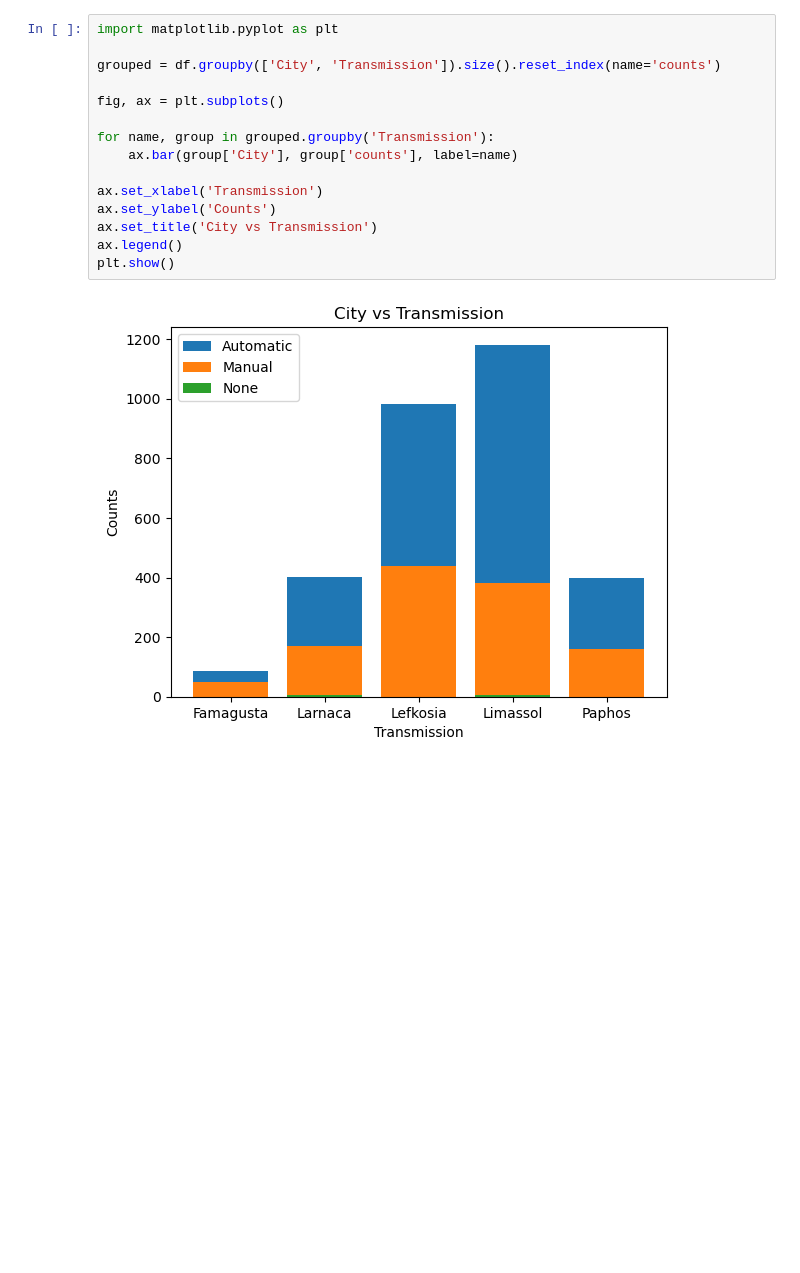
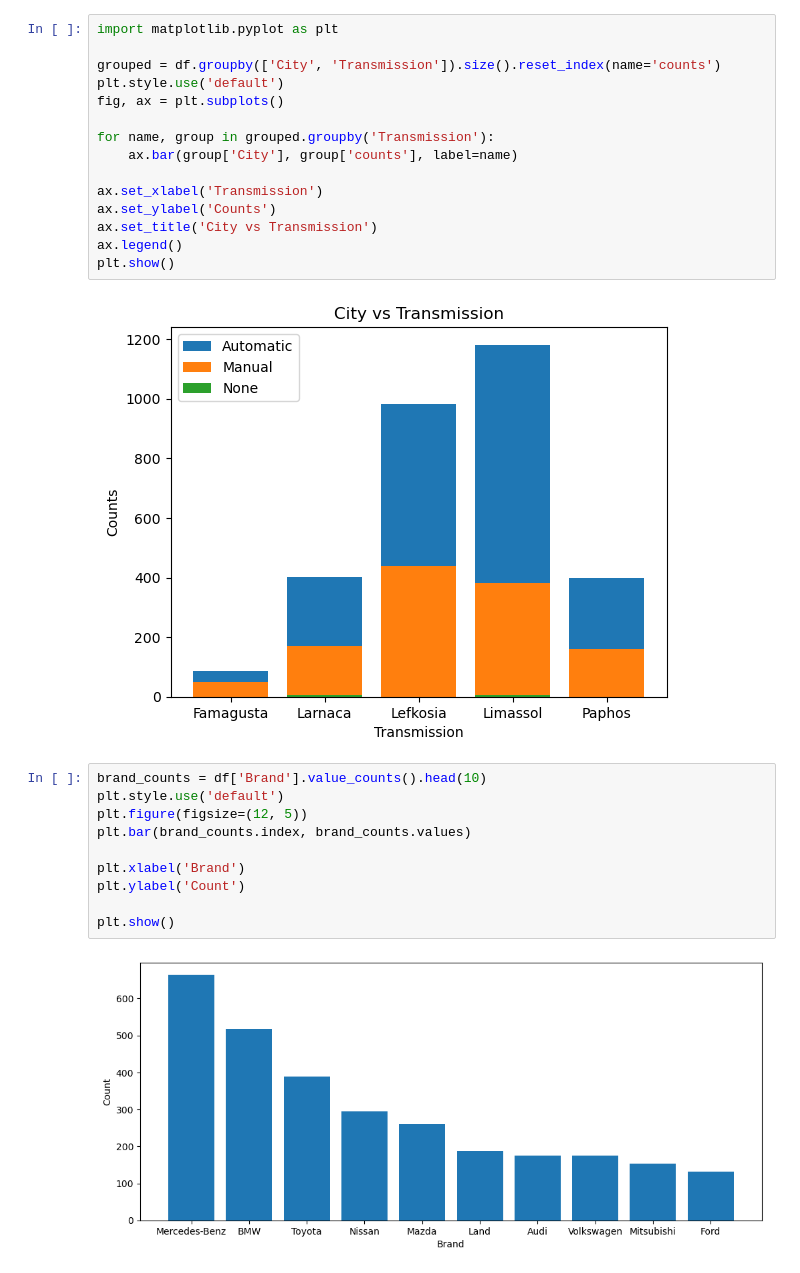
Before and after one commit to victoras24/car_data, a Jupyter notebook: DataAnalysis/Analysis.ipynb, the cells around one changed output. Drawn from its saved outputs; the diff is of its cells as text; blank space fills up the shorter version.

```diff
--- a/DataAnalysis/Analysis.ipynb
+++ b/DataAnalysis/Analysis.ipynb
@@ -151,7 +151,7 @@ px.bar(df, x="City", y="Transmission", color="Transmission", barmode="group", te
 import matplotlib.pyplot as plt
 
 grouped = df.groupby(['City', 'Transmission']).size().reset_index(name='counts')
-
+plt.style.use('default')
 fig, ax = plt.subplots()
 
 for name, group in grouped.groupby('Transmission'):
@@ -164,3 +164,15 @@ ax.legend()
 plt.show()
 # %% [output]
 [figure]
+# %%
+brand_counts = df['Brand'].value_counts().head(10)
+plt.style.use('default')
+plt.figure(figsize=(12, 5))
+plt.bar(brand_counts.index, brand_counts.values)
+
+plt.xlabel('Brand')
+plt.ylabel('Count')
+
+plt.show()
+# %% [output]
+[figure, added]
```
Also changed, not shown: parts of 5 cells of this notebook.
